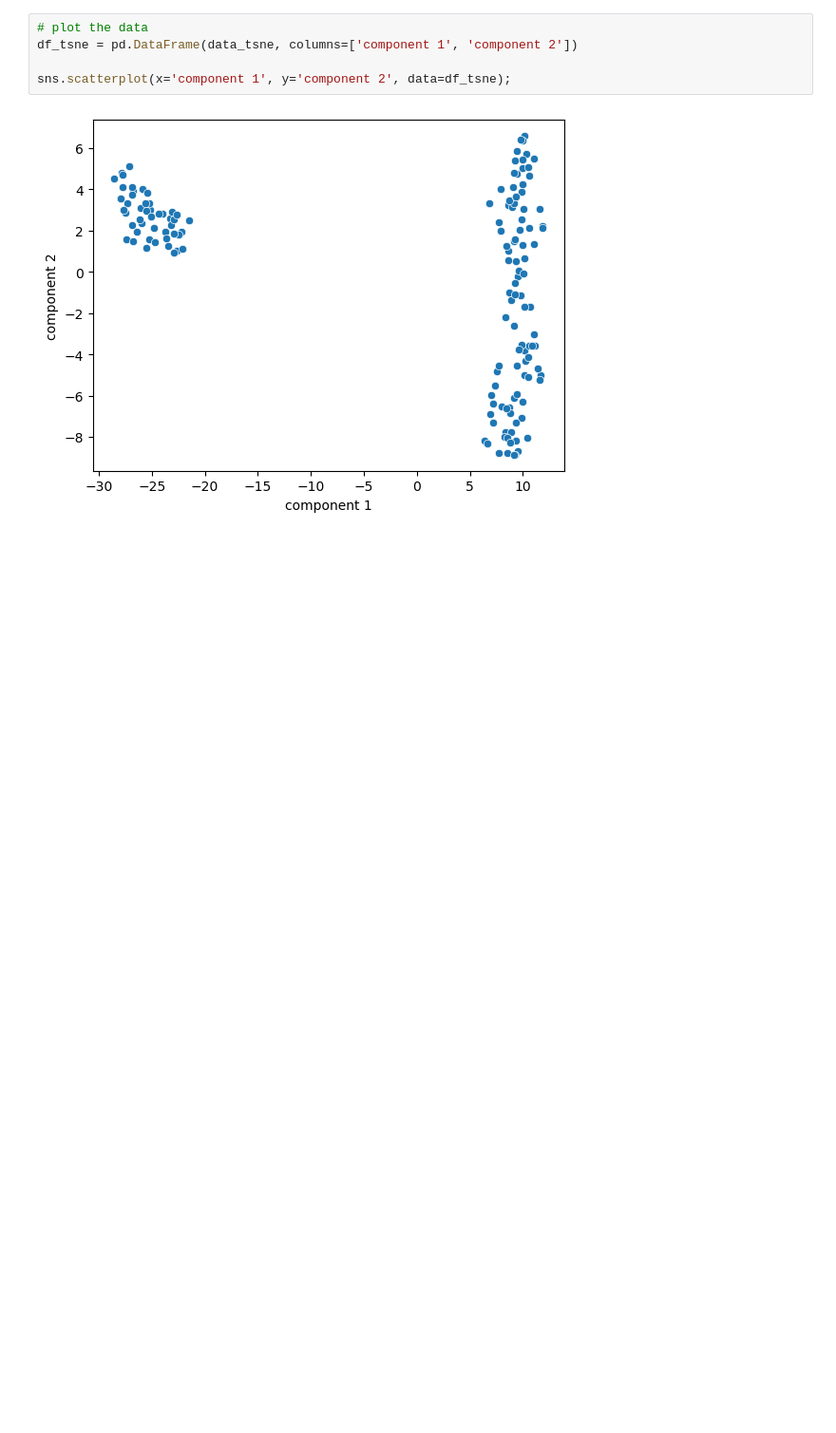
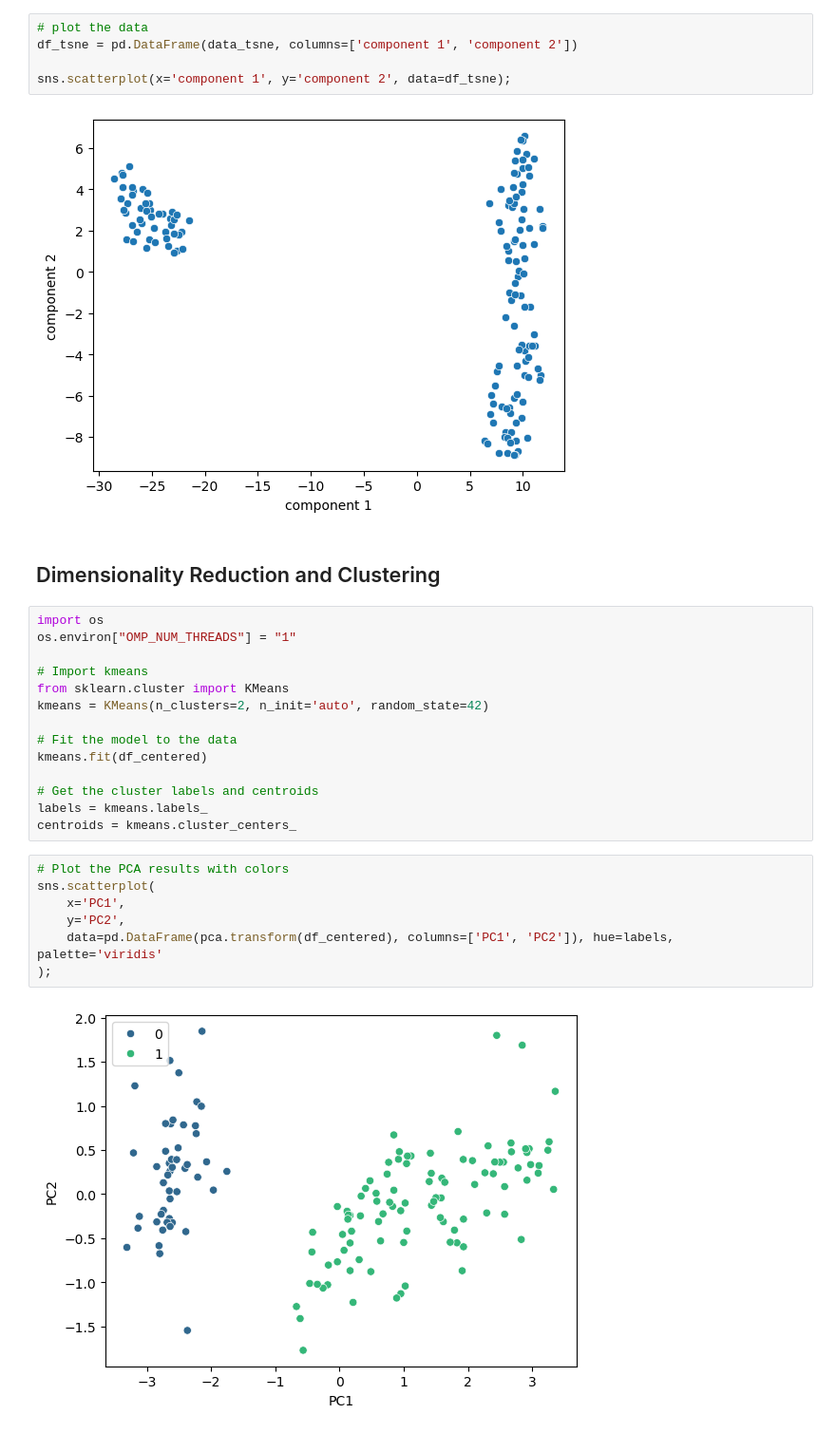
Before and after one commit to Camiloesp/PythonDataScience_UnsupervisedML, a Jupyter notebook: 4_DimensionalityReduction.ipynb, the cells around one changed output. Shown: that part at 95% size. Cells and saved outputs as stored; diff of their text form; blank space fills up the shorter version.

Commit message:
Dimensionality Reduction final exercise

```diff
--- a/4_DimensionalityReduction.ipynb
+++ b/4_DimensionalityReduction.ipynb
@@ -173,3 +173,28 @@ df_tsne = pd.DataFrame(data_tsne, columns=['component 1', 'component 2'])
 sns.scatterplot(x='component 1', y='component 2', data=df_tsne);
 # %% [output]
 [figure]
+# %% [markdown]
+## Dimensionality Reduction and Clustering
+# %%
+import os
+os.environ["OMP_NUM_THREADS"] = "1"
+
+# Import kmeans
+from sklearn.cluster import KMeans
+kmeans = KMeans(n_clusters=2, n_init='auto', random_state=42)
+
+# Fit the model to the data
+kmeans.fit(df_centered)
+
+# Get the cluster labels and centroids
+labels = kmeans.labels_
+centroids = kmeans.cluster_centers_
+# %%
+# Plot the PCA results with colors
+sns.scatterplot(
+    x='PC1',
+    y='PC2',
+    data=pd.DataFrame(pca.transform(df_centered), columns=['PC1', 'PC2']), hue=labels, palette='viridis'
+);
+# %% [output]
+[figure, added]
```
Also changed, not shown: parts of 2 cells of this notebook, 1 other file.
